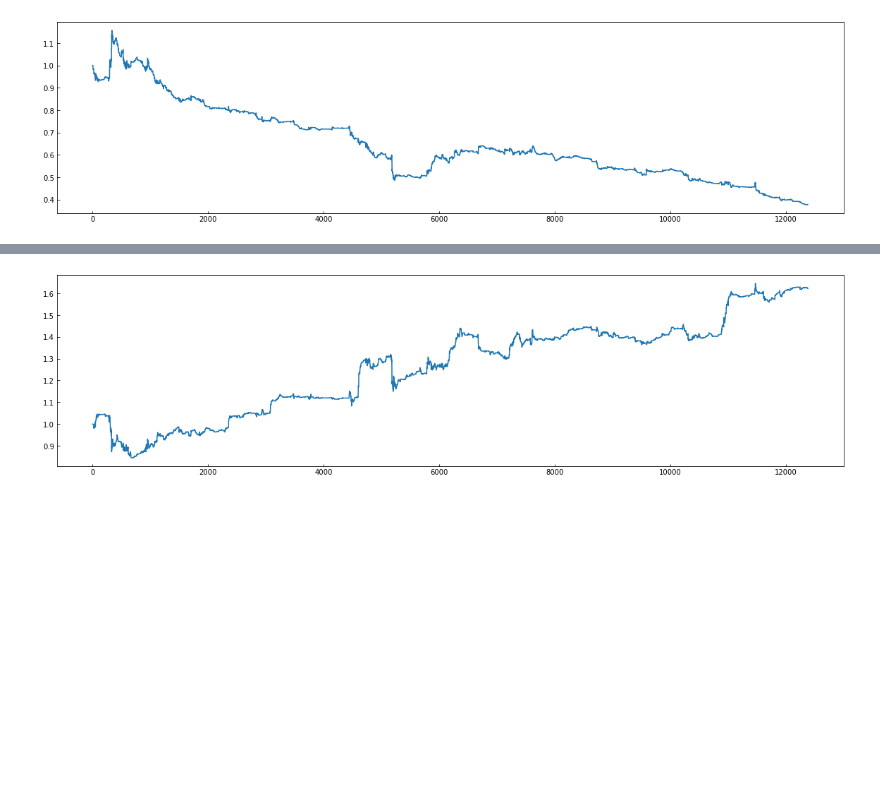
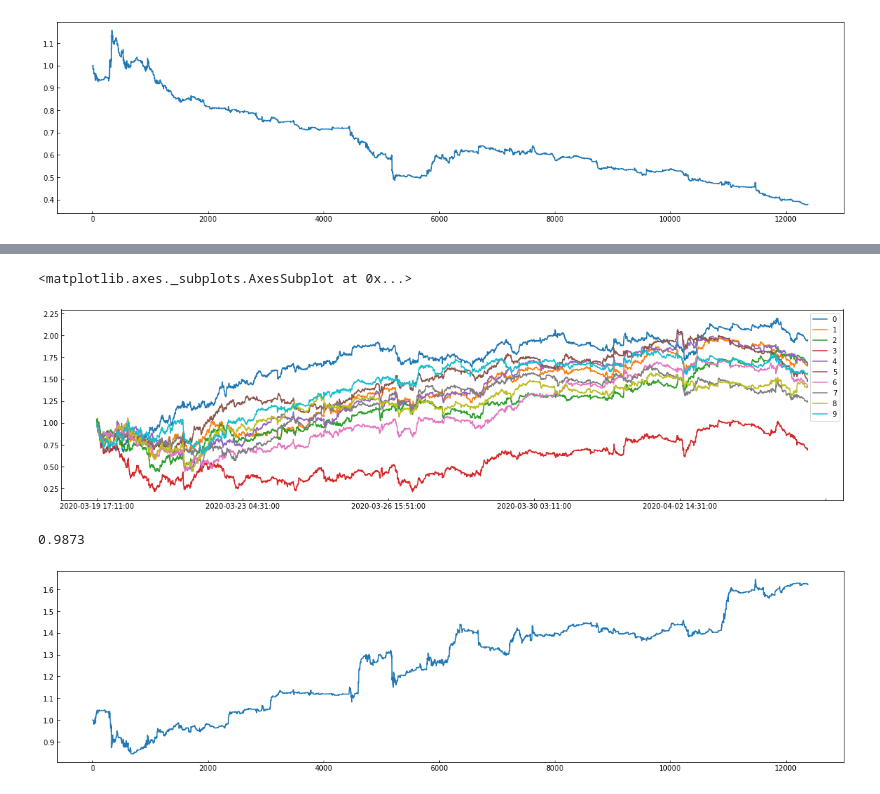
Before and after one commit to wx2480/digit, a Jupyter notebook: XGBmodel.ipynb, the cells around one changed output, grey strips where cells are left out. Drawn from its saved outputs; the diff is of its cells as text; code cells hidden in the pictures; blank space fills up the shorter version.

```diff
--- a/XGBmodel.ipynb
+++ b/XGBmodel.ipynb
@@ -475,3 +494,13 @@ _c0.close.plot()
+# %%
+(net_worth * 10).plot()
+# %% [output]
+<matplotlib.axes._subplots.AxesSubplot at 0x...>
+[figure, added]
+# %%
+# (_c0.close/_c0.close[0]).plot()
+_c0.close.dropna()[0]
+# %% [output]
+0.9873
 # %%
 pos = np.array(position)
 a = ret[1452:]
```
Also changed, not shown: parts of 15 cells of this notebook, 4 other files.
